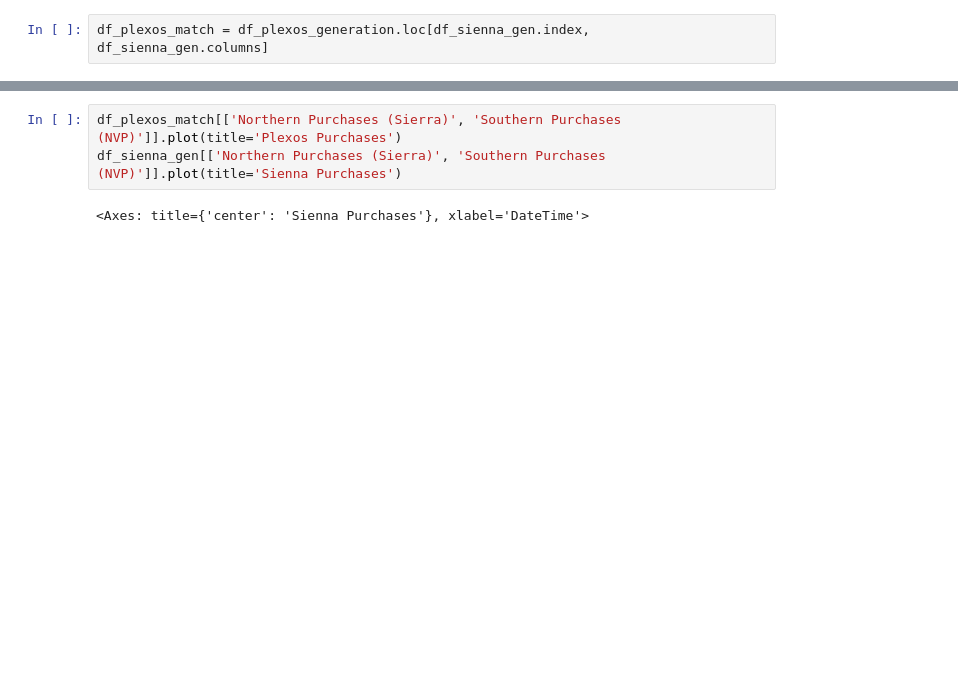
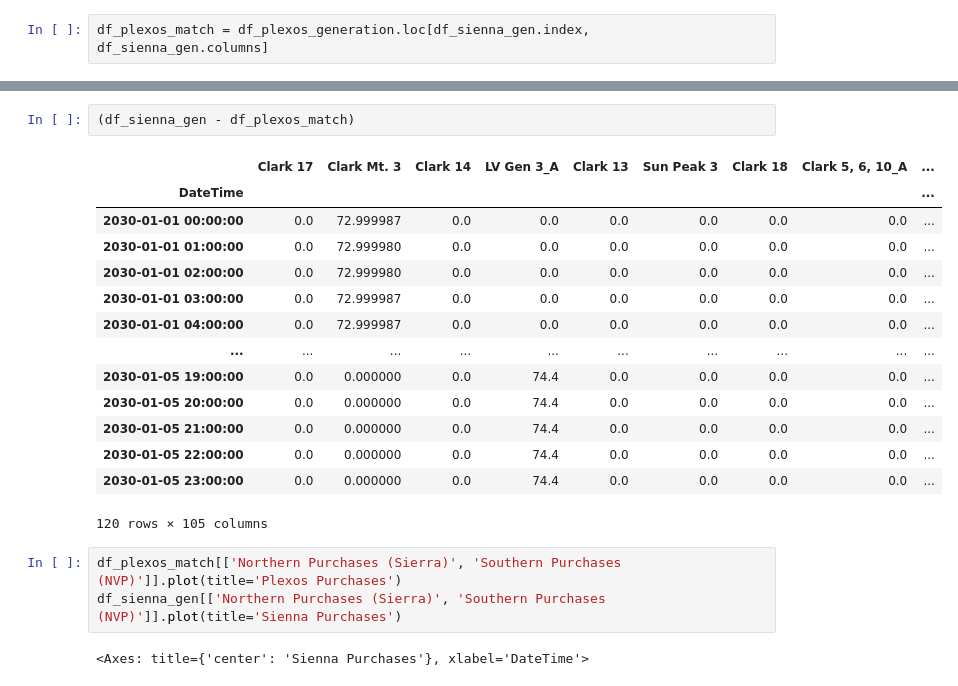
Before and after one commit to ktehranchi/FPA_NVE_Sienna, a Jupyter notebook: Projects/NVE/sienna_runs/validation.ipynb, the cells around one changed output, grey strips where cells are left out. Cells and saved outputs as stored; diff of their text form; blank space fills up the shorter version.

```diff
--- a/Projects/NVE/sienna_runs/validation.ipynb
+++ b/Projects/NVE/sienna_runs/validation.ipynb
@@ -317,3 +307,20 @@ df_plexos_match - df_sienna_gen
+# %%
+(df_sienna_gen - df_plexos_match)
+# %% [output]
+|  | Clark 17 | Clark Mt. 3 | Clark 14 | LV Gen 3_A | Clark 13 | Sun Peak 3 | Clark 18 | Clark 5, 6, 10_A | ... |
+| DateTime |  |  |  |  |  |  |  |  | ... |
+| 2030-01-01 00:00:00 | 0.0 | 72.999987 | 0.0 | 0.0 | 0.0 | 0.0 | 0.0 | 0.0 | ... |
+| 2030-01-01 01:00:00 | 0.0 | 72.999980 | 0.0 | 0.0 | 0.0 | 0.0 | 0.0 | 0.0 | ... |
+| 2030-01-01 02:00:00 | 0.0 | 72.999980 | 0.0 | 0.0 | 0.0 | 0.0 | 0.0 | 0.0 | ... |
+| 2030-01-01 03:00:00 | 0.0 | 72.999987 | 0.0 | 0.0 | 0.0 | 0.0 | 0.0 | 0.0 | ... |
+| 2030-01-01 04:00:00 | 0.0 | 72.999987 | 0.0 | 0.0 | 0.0 | 0.0 | 0.0 | 0.0 | ... |
+| ... | ... | ... | ... | ... | ... | ... | ... | ... | ... |
+| 2030-01-05 19:00:00 | 0.0 | 0.000000 | 0.0 | 74.4 | 0.0 | 0.0 | 0.0 | 0.0 | ... |
+| 2030-01-05 20:00:00 | 0.0 | 0.000000 | 0.0 | 74.4 | 0.0 | 0.0 | 0.0 | 0.0 | ... |
+| 2030-01-05 21:00:00 | 0.0 | 0.000000 | 0.0 | 74.4 | 0.0 | 0.0 | 0.0 | 0.0 | ... |
+| 2030-01-05 22:00:00 | 0.0 | 0.000000 | 0.0 | 74.4 | 0.0 | 0.0 | 0.0 | 0.0 | ... |
+| 2030-01-05 23:00:00 | 0.0 | 0.000000 | 0.0 | 74.4 | 0.0 | 0.0 | 0.0 | 0.0 | ... |
+120 rows × 105 columns
 # %%
 df_plexos_match[['Northern Purchases (Sierra)', 'Southern Purchases (NVP)']].plot(title='Plexos Purchases')
 df_sienna_gen[['Northern Purchases (Sierra)', 'Southern Purchases (NVP)']].plot(title='Sienna Purchases')
```
Also changed, not shown: parts of 9 cells of this notebook, 22 other files.
